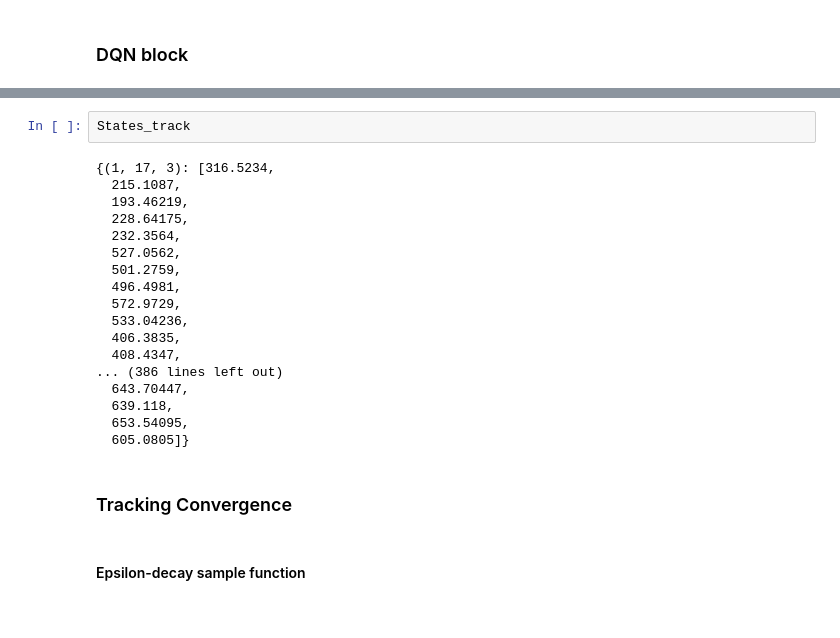
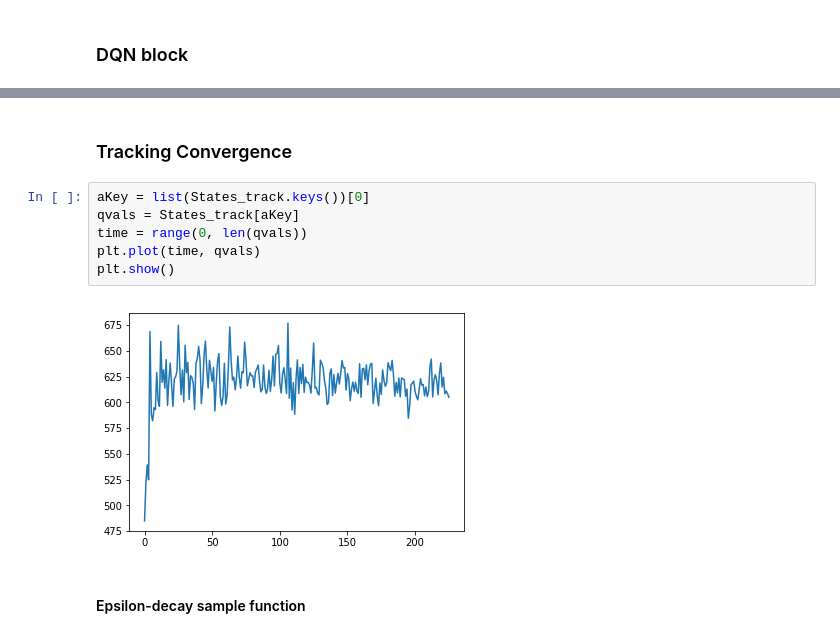
Before and after one commit to agodika/deep-rl-cab, a Jupyter notebook: DQN_Agent_Arch1-Anuraag.ipynb, the cells around one changed output, grey strips where cells are left out. Cells and saved outputs as stored; diff of their text form.

```diff
--- a/DQN_Agent_Arch1-Anuraag.ipynb
+++ b/DQN_Agent_Arch1-Anuraag.ipynb
@@ -248,25 +260,13 @@ Episode 400 done.
-# %%
-States_track
-# %% [output]
-{(1, 17, 3): [316.5234,
-  215.1087,
-  193.46219,
-  228.64175,
-  232.3564,
-  527.0562,
-  501.2759,
-  496.4981,
-  572.9729,
-  533.04236,
-  406.3835,
-  408.4347,
-... (386 lines left out)
-  643.70447,
-  639.118,
-  653.54095,
-  605.0805]}
 # %% [markdown]
 ### Tracking Convergence
+# %%
+aKey = list(States_track.keys())[0]
+qvals = States_track[aKey]
+time = range(0, len(qvals))
+plt.plot(time, qvals)
+plt.show()
+# %% [output]
+[figure, added]
 # %% [markdown]
 #### Epsilon-decay sample function
 # %% [markdown]
```
Also changed, not shown: parts of 4 cells of this notebook, 1 other file.
